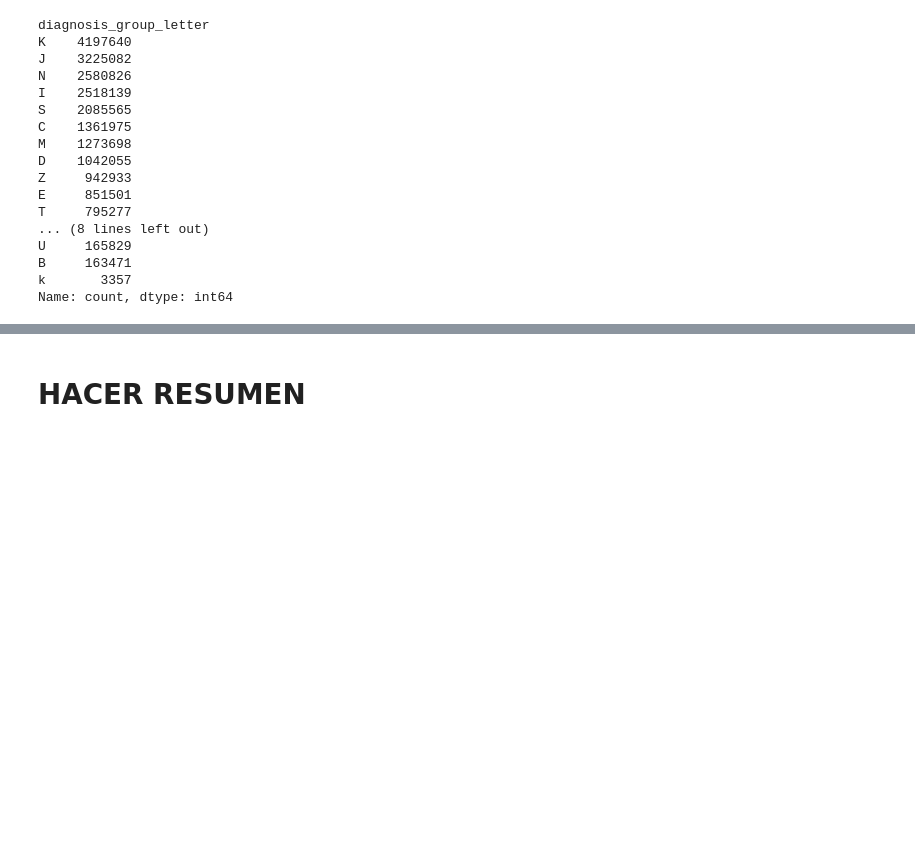
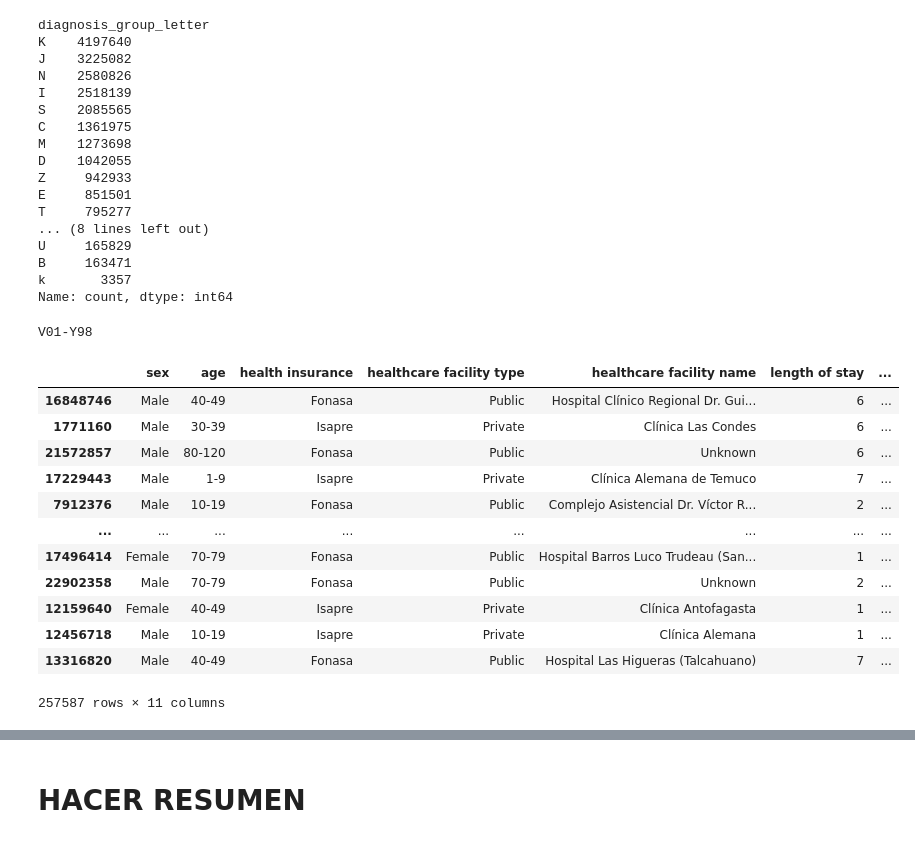
Before and after one commit to mirkopodunavak1996/EDAHospDischarges_Chile2001-2024, a Jupyter notebook: notebooks/General_Analysis_2001-2024.ipynb, the cells around one changed output, grey strips where cells are left out. Cells and saved outputs as stored; diff of their text form; code cells hidden in the pictures; blank space fills up the shorter version.

Commit message:
Progress made on featuring engineering creating a column for chapter codes out of the specific diangosis codes, to group them accordingly to CIE-10

```diff
--- a/notebooks/General_Analysis_2001-2024.ipynb
+++ b/notebooks/General_Analysis_2001-2024.ipynb
@@ -611,12 +611,12 @@ df.drop(columns = ["diagnosis_grouped"], inplace = True)
 # %%
 # --- Step 1: Extract first letter from diagnosis code ---
 # Assuming you have a column with codes, e.g. df["primary diagnosis code"]
-df["diagnosis_group_letter"] = df["primary diagnosis code"].str[0]
+#df["diagnosis_group_letter"] = df["primary diagnosis code"].str[0]
 
 # --- Step 2: Quick check of counts per group ---
-group_counts = df["diagnosis_group_letter"].value_counts()
+#group_counts = df["diagnosis_group_letter"].value_counts()
 
-print(group_counts)
+#print(group_counts)
 # %% [output]
 diagnosis_group_letter
 K    4197640
@@ -637,0 +641,35 @@ Name: count, dtype: int64
+# %%
+c="X846"
+for code in cap_codes:
+    if code == "V01-Y98":
+        if (c[0] == "W" or c[0] == "X"):
+            c= code
+            print(c)
+        elif (c[0] == code[0] or c[0] == code[4]) and (int(code[1:3]) <= int(c[1:3]) <= int(code[5:7])):
+            c = code
+            print(c)
+
+
+    elif (c[0] == code[0] or c[0] == code[4]) and (int(code[1:3]) <= int(c[1:3]) <= int(code[5:7])):
+        c = code
+        print(c)
+# %% [output]
+V01-Y98
+# %%
+sample = df.sample(frac = 0.01, replace = True, random_state = 3)
+# %%
+sample
+# %% [output]
+|  | sex | age | health insurance | healthcare facility type | healthcare facility name | length of stay | ... |
+| 16848746 | Male | 40-49 | Fonasa | Public | Hospital Clínico Regional Dr. Gui... | 6 | ... |
+| 1771160 | Male | 30-39 | Isapre | Private | Clínica Las Condes | 6 | ... |
+| 21572857 | Male | 80-120 | Fonasa | Public | Unknown | 6 | ... |
+| 17229443 | Male | 1-9 | Isapre | Private | Clínica Alemana de Temuco | 7 | ... |
+| 7912376 | Male | 10-19 | Fonasa | Public | Complejo Asistencial Dr. Víctor R... | 2 | ... |
+| ... | ... | ... | ... | ... | ... | ... | ... |
+| 17496414 | Female | 70-79 | Fonasa | Public | Hospital Barros Luco Trudeau (San... | 1 | ... |
+| 22902358 | Male | 70-79 | Fonasa | Public | Unknown | 2 | ... |
+| 12159640 | Female | 40-49 | Isapre | Private | Clínica Antofagasta | 1 | ... |
+| 12456718 | Male | 10-19 | Isapre | Private | Clínica Alemana | 1 | ... |
+| 13316820 | Male | 40-49 | Fonasa | Public | Hospital Las Higueras (Talcahuano) | 7 | ... |
+257587 rows × 11 columns
```
Also changed, not shown: parts of 13 cells of this notebook.
